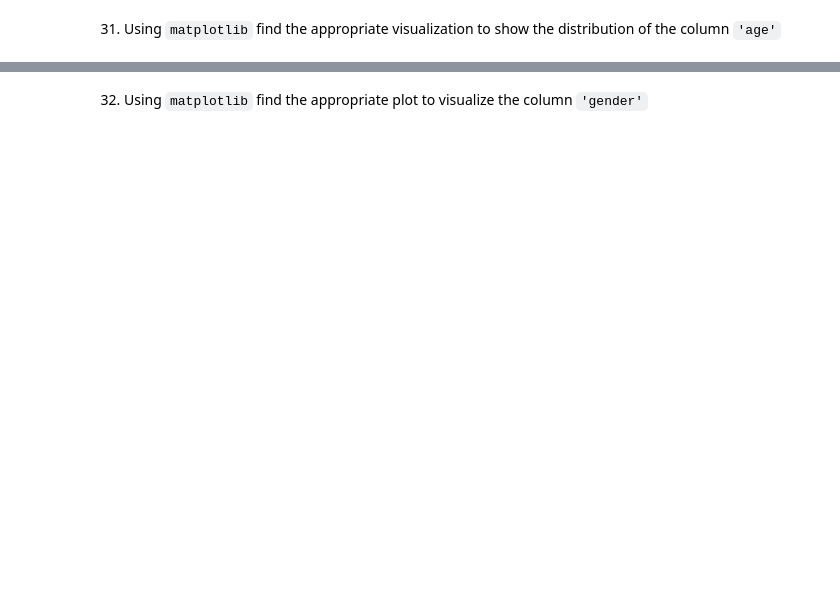
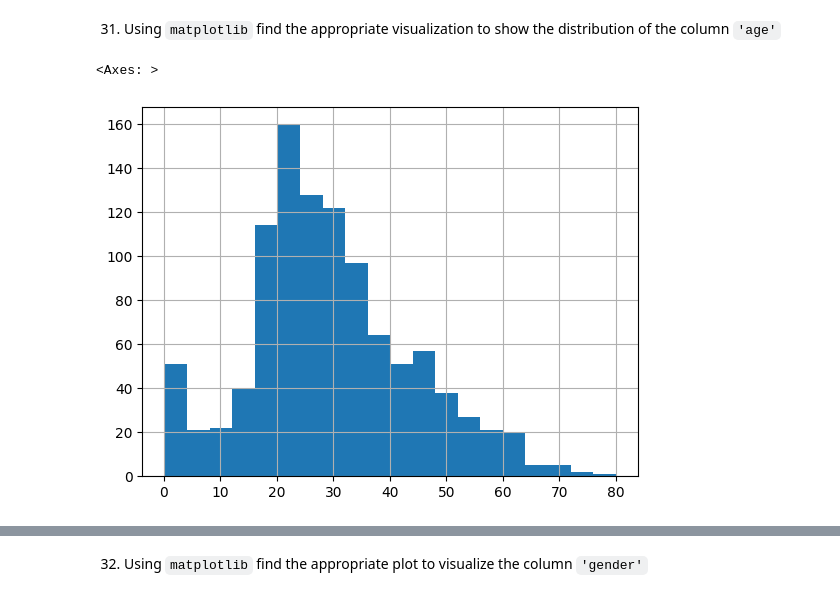
Before and after one commit to MNievas12/2409_dsft_thebridge, a Jupyter notebook: 2-Data_analysis/2-Pandas/Practica/7-Titanic/Titanic-exercise.ipynb, the cells around one changed output, grey strips where cells are left out. Drawn from its saved outputs; the diff is of its cells as text; code cells hidden in the pictures; blank space fills up the shorter version.

```diff
--- a/2-Data_analysis/2-Pandas/Practica/7-Titanic/Titanic-exercise.ipynb
+++ b/2-Data_analysis/2-Pandas/Practica/7-Titanic/Titanic-exercise.ipynb
@@ -8,3 +11,6 @@ First of all, import the needed libraries.
 # %% [markdown]
 1. Read in filename and call the variable `titanic`
     - Explore the `titanic` dataset using `info`, `dtypes` & `describe`
+# %%
+titanic = pd.read_csv("./data/titanic.csv")
+titanic
@@ -45,2 +314,4 @@ This list of numbers are random, could be different.
 # %% [markdown]
 14. Rename the column `"sex"` to `"gender"` and filter the `titanic` dataframe with the boolean array, call it `woman_titanic`
+# %%
+titanic.rename(columns={"sex":"gender"}, inplace=True)
@@ -98,0 +663,5 @@ Hint: There were two people with the same name, who?
+# %%
+titanic['age'].hist(bins=20)
+# %% [output]
+<Axes: >
+[figure, added]
```
Also changed, not shown: parts of 70 cells of this notebook.
